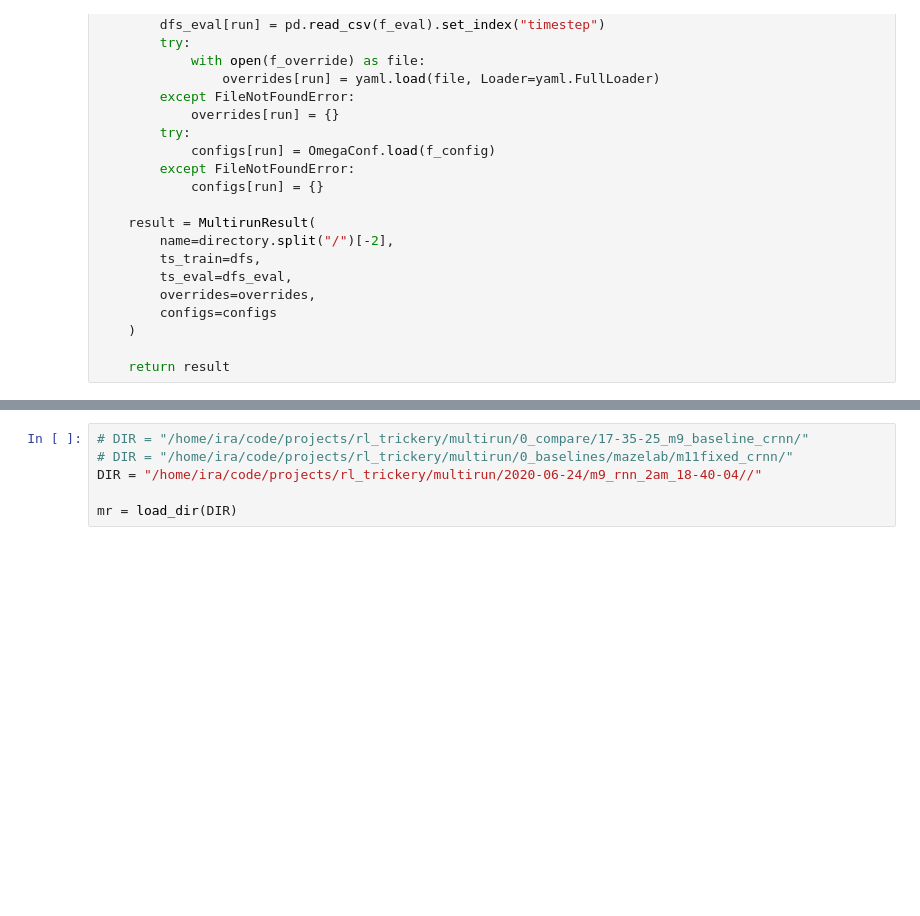
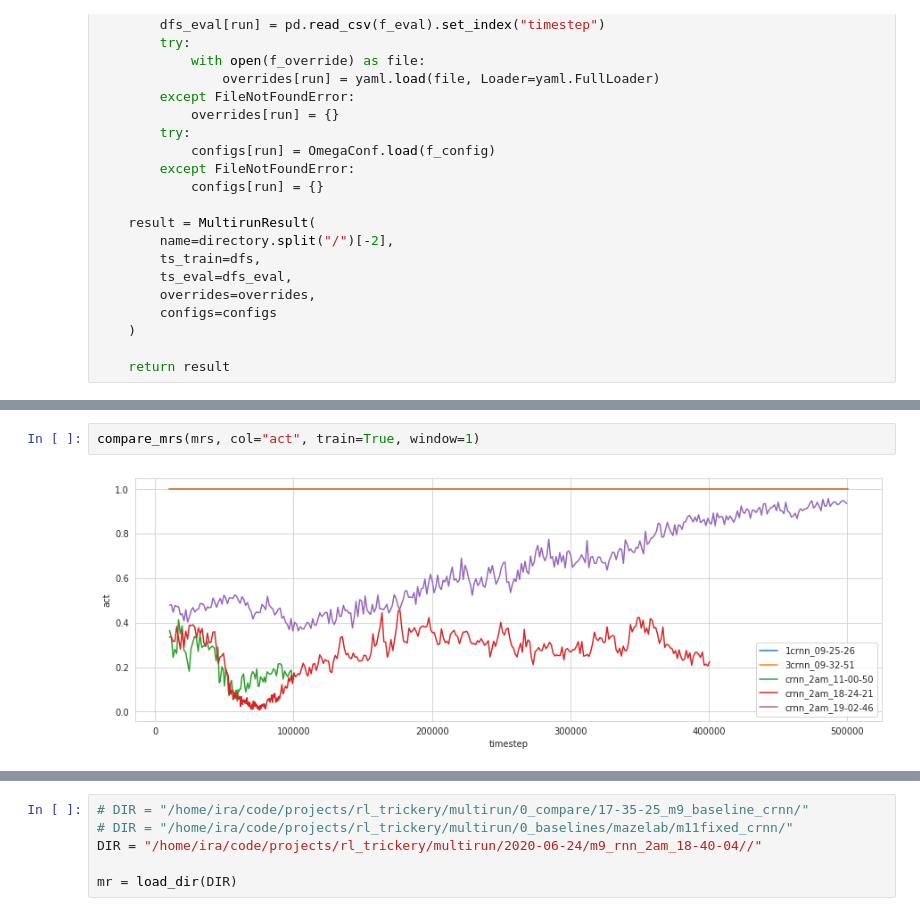
Before and after one commit to mandrecki/rl_trickery, a Jupyter notebook: notebooks/clean_multirun.ipynb, the cells around one changed output, grey strips where cells are left out. Saved outputs shown, nothing was run; the diff lists cells and outputs as text; blank space fills up the shorter version.

```diff
--- a/notebooks/clean_multirun.ipynb
+++ b/notebooks/clean_multirun.ipynb
@@ -97,0 +103,4 @@ compare_mrs(mrs, col="episode_reward", show_std=False, window=200, train=True)
+# %%
+compare_mrs(mrs, col="act", train=True, window=1)
+# %% [output]
+[figure, added]
```
Also changed, not shown: parts of 7 cells of this notebook, 14 other files.
